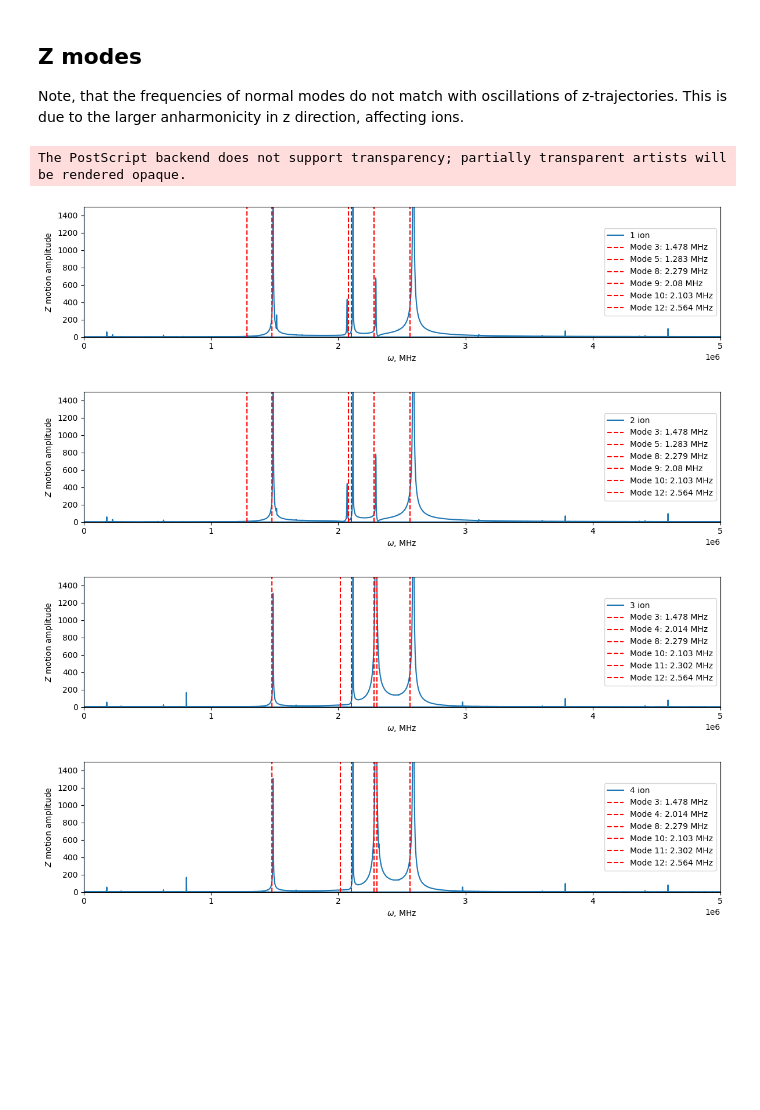
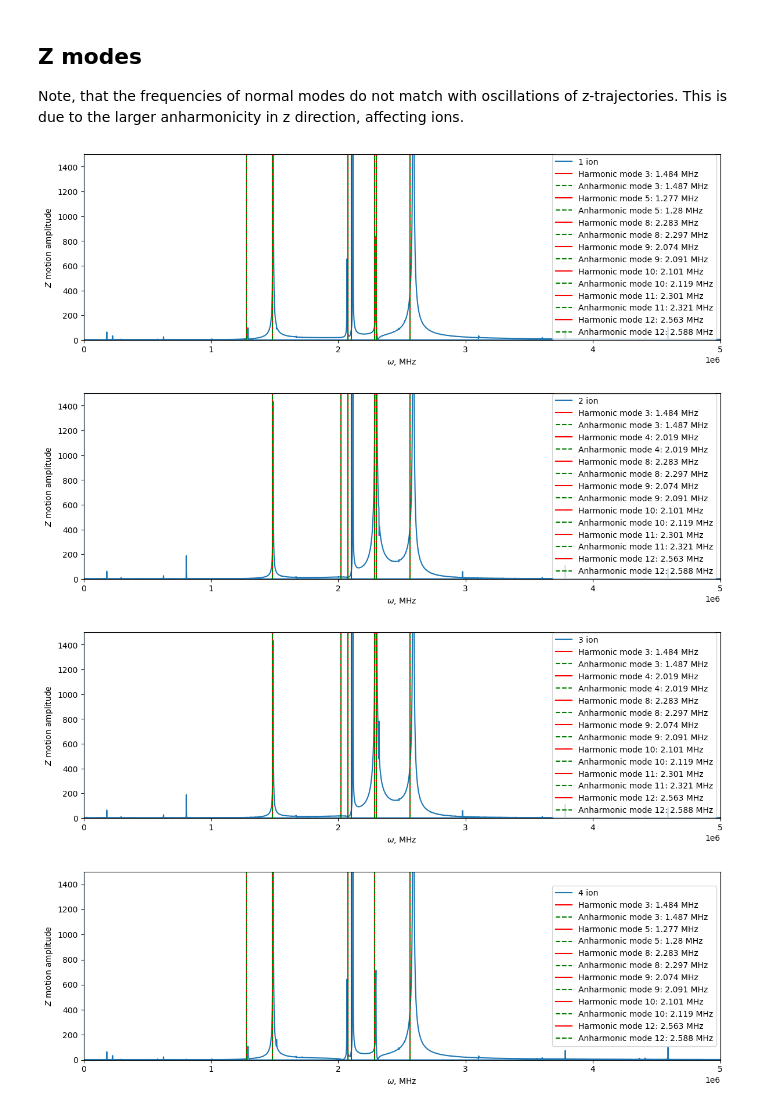
Before and after one commit to underforestaaa/Sion, a Jupyter notebook: examples/2D_crystal_modes.ipynb, the cells around one changed output. Cells and saved outputs as stored; diff of their text form; code cells hidden in the pictures; blank space fills up the shorter version.

```diff
--- a/examples/2D_crystal_modes.ipynb
+++ b/examples/2D_crystal_modes.ipynb
@@ -265,7 +302,7 @@ Vector: [-0.0, 0.0, -0.0, 0.0, -0.0, 0.0, 0.0, 0.0, 0.5, 0.5, 0.5, 0.5]
 This block performs simulation of ions near their equilibrium positions, oscillating from random initial displacement.
 # %%
 start_positions = []
-for pos in equilibrium_positions:
+for pos in equilibrium_positions*L:
     start_positions.append((pos + L*0.001*(np.random.rand(3)-np.ones(3))))
 
 
@@ -287,7 +324,7 @@ s.append(pl.placeions(ions, start_positions))
 s.append(sn.polygon_trap([Omega, Omega], [Vrf, Vrf], dc_set, RF_electrodes, DC_electrodes))
 
 #files with simulation information
-s.append(pl.dump('logs/2Dpositions_3.txt', variables=['x', 'y', 'z'], steps=1))
+s.append(pl.dump('2Dpositions_3.txt', variables=['x', 'y', 'z'], steps=1))
 s.append(pl.evolve(2e6))
 s.execute()
 # %% [output]
@@ -313,7 +351,7 @@ Saving attributes to 2d_crystal_modes.h5
 
 These plots show x-trajectories of each ion during the simulation. We observe harmonic-like oscillations, corresponding to ions secular and micro- motion.
 # %%
-_, data = pl.readdump('logs/2Dpositions_3.txt')
+_, data = pl.readdump('2Dpositions_3.txt')
 data *= 1e6
 
 plt.figure()
@@ -368,12 +406,13 @@ This block presents the frequencies of each mode, calculated with *sion.normal_m
 ## X modes
 # %%
 for n, ion_spectrum in enumerate(normal_spectrum_x):
-    plt.figure(figsize = (12,3))
+    plt.figure(figsize = (12,4))
     plt.plot(freqsfft, ion_spectrum, label = f'{n+1} ion')
     for i, mode in enumerate(modes):
-        if np.abs(mode[n]) > 0.000001:
-            plt.axvline(freqs[i], c = 'r', ls = '--', label = f'Mode {i+1}: {np.round(freqs[i]/1e6, 3)} MHz')
-    plt.legend(loc = 'right')
+        if np.abs(mode[n]) > 0.01:
+            plt.axvline(freqs[i], c = 'r', ls = '-', label = f'Harmonic mode {i+1}: {np.round(freqs[i]/1e6, 3)} MHz')
+            plt.axvline(freqs[i], c = 'g', ls = '--', label = f'Anharmonic mode {i+1}: {np.round(crystal_freqs[i]/1e6, 3)} MHz')
+    plt.legend(loc = 'right', fontsize = 9)
     plt.xlabel('$\omega$, MHz')
     plt.xlim(0, 5e6)
     if n == 0 or n == 3:
@@ -382,7 +421,5 @@ for n, ion_spectrum in enumerate(normal_spectrum_x):
         plt.ylim(0, 10000)
     plt.ylabel('$X$ motion amplitude')
     plt.tight_layout()
-    if n == 0:
-        plt.savefig('images/x_2d_mode_fft.eps')
     plt.show()
 # %% [output]
@@ -395,11 +431,12 @@ The PostScript backend does not support transparency; partially transparent arti
 ## Y modes
 # %%
 for n, ion_spectrum in enumerate(normal_spectrum_y):
-    plt.figure(figsize = (12,3))
+    plt.figure(figsize = (12,4))
     plt.plot(freqsfft, ion_spectrum, label = f'{n+1} ion')
     for i, mode in enumerate(modes):
-        if np.abs(mode[n+ion_number]) > 0.001:
-            plt.axvline(freqs[i], c = 'r', ls = '--', label = f'Mode {i+1}: {np.round(freqs[i]/1e6, 3)} MHz')
+        if np.abs(mode[n+ion_number]) > 0.01:
+            plt.axvline(freqs[i], c = 'r', ls = '-', label = f'Harmonic mode {i+1}: {np.round(freqs[i]/1e6, 3)} MHz')
+            plt.axvline(freqs[i], c = 'g', ls = '--', label = f'Anharmonic mode {i+1}: {np.round(crystal_freqs[i]/1e6, 3)} MHz')
     plt.legend(loc = 'right')
     plt.xlabel('$\omega$, MHz')
     plt.xlim(0, 5e6)
@@ -409,7 +446,5 @@ for n, ion_spectrum in enumerate(normal_spectrum_y):
         plt.ylim(0, 1000)
     plt.ylabel('$Y$ motion amplitude')
     plt.tight_layout()
-    if n == 0:
-        plt.savefig('images/y_2d_mode_fft.eps')
     plt.show()
 # %% [output]
@@ -424,23 +458,21 @@ The PostScript backend does not support transparency; partially transparent arti
 Note, that the frequencies of normal modes do not match with oscillations of z-trajectories. This is due to the larger anharmonicity in z direction, affecting ions.
 # %%
 for n, ion_spectrum in enumerate(normal_spectrum_z):
-    plt.figure(figsize = (12,3))
+    plt.figure(figsize = (12,4))
     plt.plot(freqsfft, ion_spectrum, label = f'{n+1} ion')
     for i, mode in enumerate(modes):
         if np.abs(mode[n+2*ion_number]) > 0.001:
-            plt.axvline(freqs[i], c = 'r', ls = '--', label = f'Mode {i+1}: {np.round(freqs[i]/1e6, 3)} MHz')
+            plt.axvline(freqs[i], c = 'r', ls = '-', label = f'Harmonic mode {i+1}: {np.round(freqs[i]/1e6, 3)} MHz')
+            plt.axvline(freqs[i], c = 'g', ls = '--', label = f'Anharmonic mode {i+1}: {np.round(crystal_freqs[i]/1e6, 3)} MHz')
     plt.legend(loc = 'right')
     plt.xlabel('$\omega$, MHz')
     plt.xlim(0, 5e6)
     plt.ylim(0, 1500)
     plt.ylabel('$Z$ motion amplitude')
     plt.tight_layout()
-    if n == 0:
-        plt.savefig('images/z_2d_mode_fft.eps')
     plt.show()
 # %% [output]
-The PostScript backend does not support transparency; partially transparent artists will be rendered opaque.
-[figure, old version]
+[figure, new version]
-[figure, old version]
+[figure, new version]
-[figure, old version]
+[figure, new version]
-[figure, old version]
+[figure, new version]
```
Also changed, not shown: parts of 12 cells of this notebook, 36 other files.
